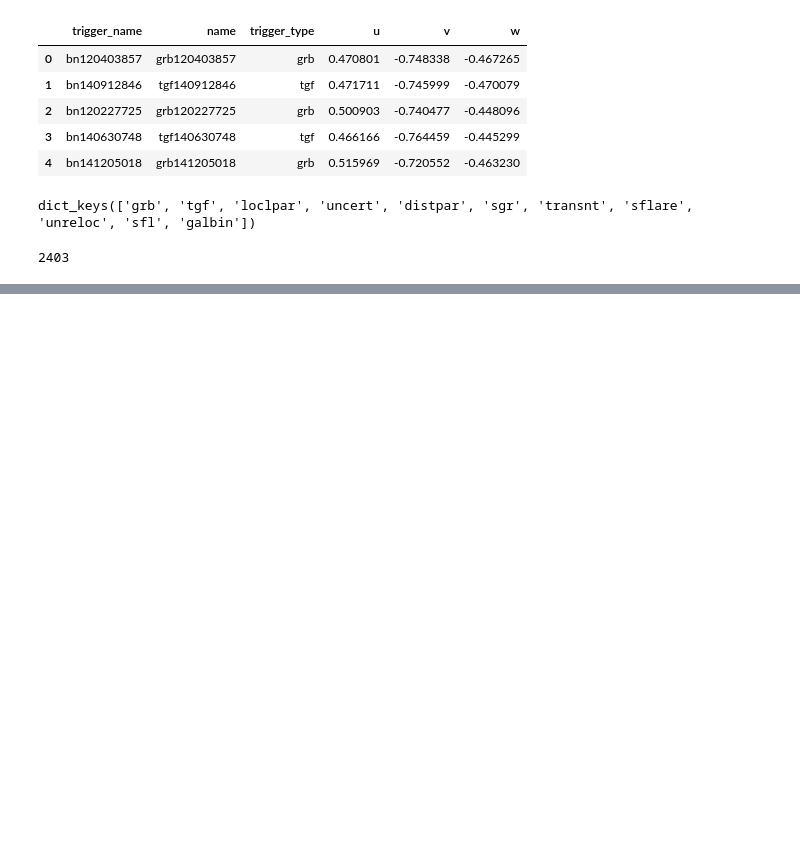
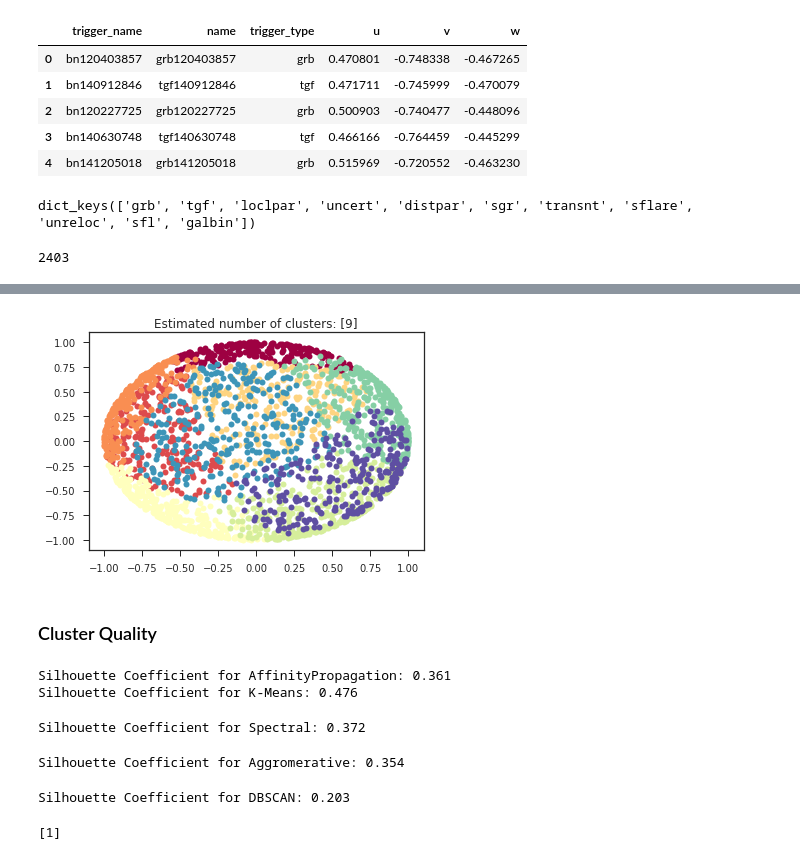
Before and after one commit to payals/swift_grb_analysis, a Jupyter notebook: grb_vs_tgf_aug_16_2018.ipynb, the cells around one changed output, grey strips where cells are left out. Drawn from its saved outputs; the diff is of its cells as text; code cells hidden in the pictures; blank space fills up the shorter version.

```diff
--- a/grb_vs_tgf_aug_16_2018.ipynb
+++ b/grb_vs_tgf_aug_16_2018.ipynb
@@ -198,0 +568,4 @@ pyplot.show()
+# %%
+mat = fermi_dict['grb'][['u', 'v', 'w']].as_matrix()
+# %%
+bi = sklearn.cluster.Birch(n_clusters = 9)
@@ -198,0 +581,60 @@ pyplot.show()
+# %%
+
+core_samples_mask = np.zeros_like(bi.labels_, dtype=bool)
+#core_samples_mask[bi.core_sample_indices_] = True
+
+# #############################################################################
+# Plot result
+import matplotlib.pyplot as plt
+
+# Black removed and is used for noise instead.
+unique_labels = set(bi.labels_)
+labels = bi.labels_
+colors = [plt.cm.Spectral(each)
+          for each in np.linspace(0, 1, len(unique_labels))]
+for k, col in zip(unique_labels, colors):
+    if k == -1:
+        # Black used for noise.
+        col = [0, 0, 0, 1]
+
+    class_member_mask = (labels == k)
+
+    xy = mat[class_member_mask & core_samples_mask]
+    plt.plot(xy[:, 0], xy[:, 1], 'o', markerfacecolor=tuple(col),
+             markeredgecolor='k', markersize=14)
+
+    xy = mat[class_member_mask & ~core_samples_mask]
+    plt.plot(xy[:, 0], xy[:, 1], 'o', markerfacecolor=tuple(col),
+             markeredgecolor='k', markersize=6)
+
+plt.title('Estimated number of clusters: %s' % [len(set(bi.labels_)) - (1 if -1 in bi.labels_ else 0)])
+plt.show()
+# %% [output]
+[figure, added]
+# %% [markdown]
+### Cluster Quality
+# %%
+print("Silhouette Coefficient for AffinityPropagation: %0.3f"
+      % metrics.silhouette_score(mat, ap.labels_, metric='sqeuclidean'))
+print("Silhouette Coefficient for K-Means: %0.3f"
+      % metrics.silhouette_score(mat, km.labels_, metric='sqeuclidean'))
+# %% [output]
+Silhouette Coefficient for AffinityPropagation: 0.361
+Silhouette Coefficient for K-Means: 0.476
+# %%
+print("Silhouette Coefficient for Spectral: %0.3f"
+      % metrics.silhouette_score(mat, sc.labels_, metric='sqeuclidean'))
+# %% [output]
+Silhouette Coefficient for Spectral: 0.372
+# %%
+print("Silhouette Coefficient for Aggromerative: %0.3f"
+      % metrics.silhouette_score(mat, ac.labels_, metric='sqeuclidean'))
+# %% [output]
+Silhouette Coefficient for Aggromerative: 0.354
+# %%
+print("Silhouette Coefficient for DBSCAN: %0.3f"
+      % metrics.silhouette_score(mat, db.labels_, metric='sqeuclidean'))
+[len(set(db.labels_)) - (1 if -1 in db.labels_ else 0)]
+# %% [output]
+Silhouette Coefficient for DBSCAN: 0.203
+[1]
```
Also changed, not shown: parts of 48 cells of this notebook.
